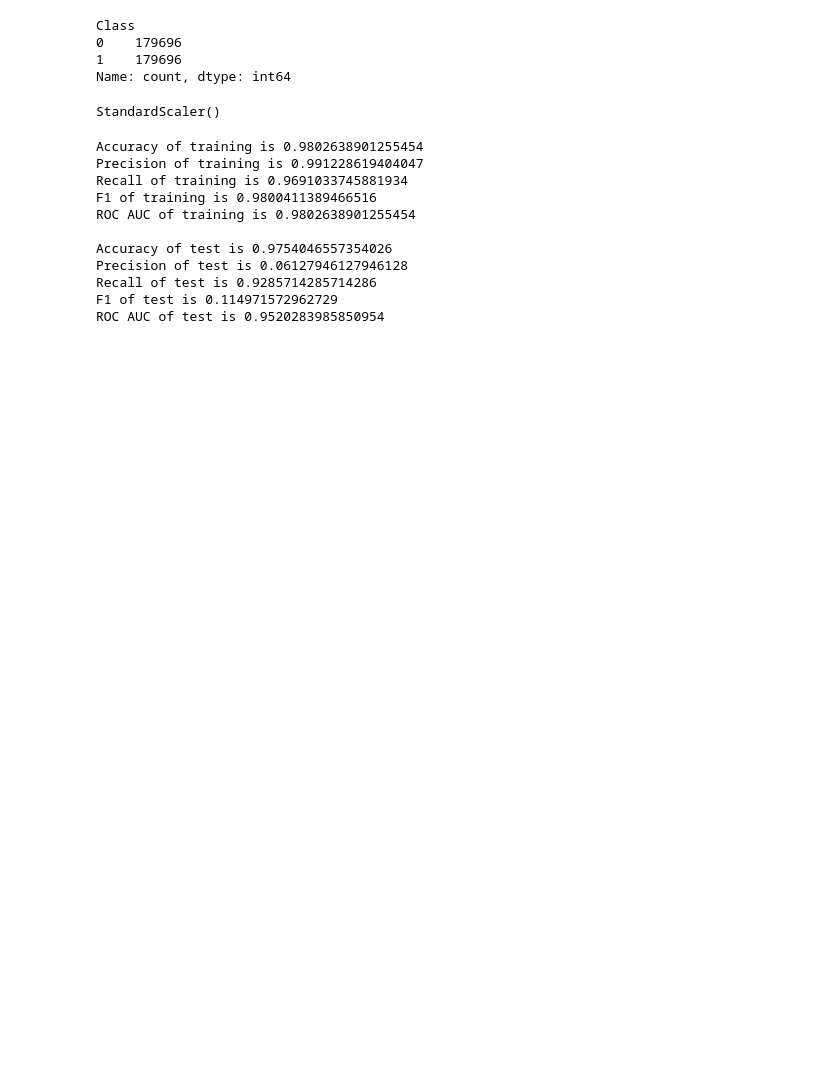
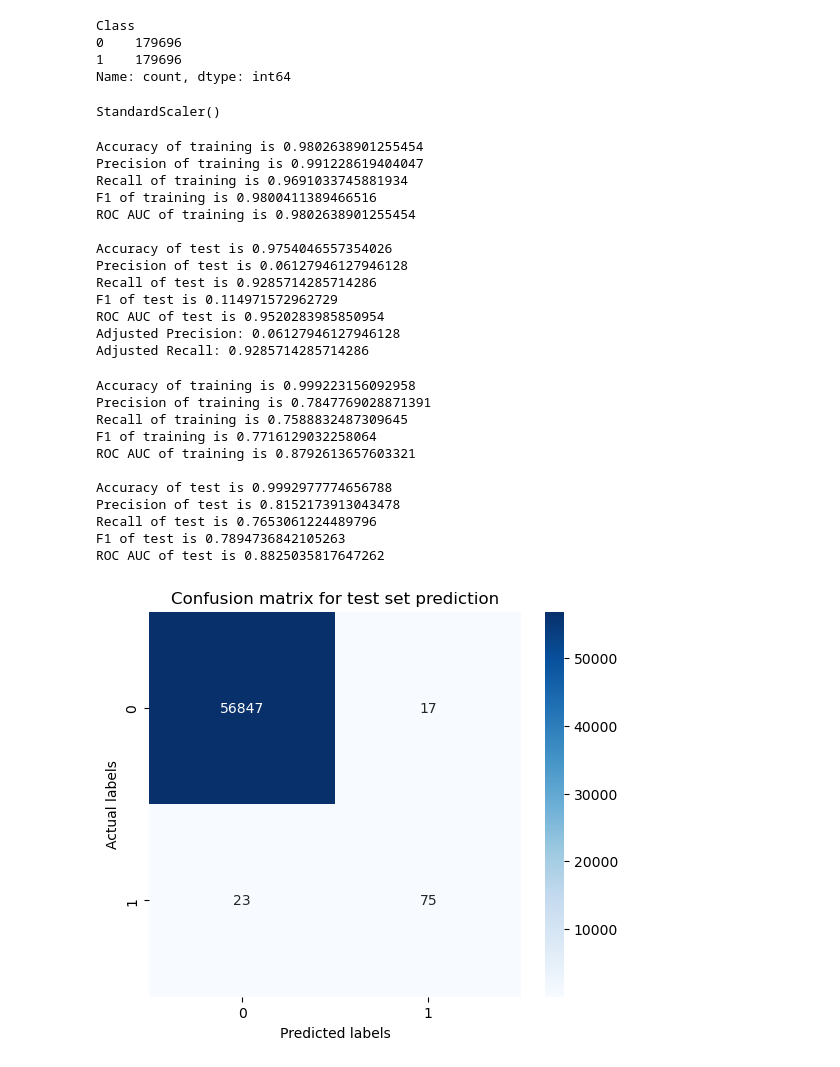
Before and after one commit to leandro-sartini/AISCB_FraudDetection, a Jupyter notebook: notebooks/Processing/Loan_fraud_model.ipynb, the cells around one changed output. Cells and saved outputs as stored; diff of their text form; code cells hidden in the pictures; blank space fills up the shorter version.

Commit message:
I have done random undersampling and created logistic regression model which gave better precision,recall results and also pickled the model into .sav file

```diff
--- a/notebooks/Processing/Loan_fraud_model.ipynb
+++ b/notebooks/Processing/Loan_fraud_model.ipynb
@@ -158,6 +188,12 @@ print('Precision of test is '+ str(precision_score(y_test,logr.predict(X_test)))
 print('Recall of test is '+ str(recall_score(y_test,logr.predict(X_test))))
 print('F1 of test is '+ str(f1_score(y_test,logr.predict(X_test))))
 print('ROC AUC of test is '+ str(roc_auc_score(y_test,logr.predict(X_test))))
+
+threshold = 0.8  # Adjust this threshold
+y_pred_adjusted = (logr.predict(X_test) > threshold).astype(int)
+
+print(f"Adjusted Precision: {precision_score(y_test, y_pred_adjusted)}")
+print(f"Adjusted Recall: {recall_score(y_test, y_pred_adjusted)}")
 # %% [output]
 Accuracy of training is 0.9802638901255454
 Precision of training is 0.991228619404047
@@ -170,3 +206,64 @@ Precision of test is 0.06127946127946128
 Recall of test is 0.9285714285714286
 F1 of test is 0.114971572962729
 ROC AUC of test is 0.9520283985850954
+Adjusted Precision: 0.06127946127946128
+Adjusted Recall: 0.9285714285714286
+# %%
+#Logistic regression with hyperparameter tuning
+logr_regression = LogisticRegression(solver='saga',max_iter=500)
+
+#Define grid of hyperparameters
+parameter = {'logisticregression__C':[0.001,0.01,0.1,1,10,100],'logisticregression__penalty':['l1','l2','elasticnet'],'logisticregression__l1_ratio': [0, 0.25, 0.5, 0.75, 1],'logisticregression__class_weight': [None, 'balanced', {0: 1, 1: 10}, {0: 1, 1: 20}, {0: 1, 1: 50}]}
+
+pipeline = make_pipeline(StandardScaler(),logr_regression)
+
+random_search = RandomizedSearchCV(estimator=pipeline,param_distributions=parameter,cv=3,scoring='precision',n_jobs=-1,n_iter=5,random_state=42)
+
+#subset = len(X_train) // 10
+#Fitting Linear Regression
+random_search.fit(X_train,y_train)
+
+check_params = random_search.best_params_
+check_model = random_search.best_estimator_
+
+#Predicting the test data
+y_train_predict = check_model.predict(X_train)
+y_predict = check_model.predict(X_test)
+
+#Printing errors
+print('Accuracy of training is '+ str(accuracy_score(y_train,y_train_predict)))
+print('Precision of training is '+ str(precision_score(y_train,y_train_predict)))
+print('Recall of training is '+ str(recall_score(y_train,y_train_predict)))
+print('F1 of training is '+ str(f1_score(y_train,y_train_predict)))
+print('ROC AUC of training is '+ str(roc_auc_score(y_train,y_train_predict)))
+print()
+print('Accuracy of test is '+ str(accuracy_score(y_test,y_predict)))
+print('Precision of test is '+ str(precision_score(y_test,y_predict)))
+print('Recall of test is '+ str(recall_score(y_test,y_predict)))
+print('F1 of test is '+ str(f1_score(y_test,y_predict)))
+print('ROC AUC of test is '+ str(roc_auc_score(y_test,y_predict)))
+
+
+#Computing confusion matrix for the test set prediction
+Confusion_matrix_test = confusion_matrix(y_test,y_predict)
+
+#plotting the confusion matrix for the test set prediction
+plt.figure(figsize=(6,5))
+sns.heatmap(Confusion_matrix_test,annot=True,fmt='g',cmap='Blues',cbar=True)
+plt.title('Confusion matrix for test set prediction')
+plt.xlabel('Predicted labels')
+plt.ylabel('Actual labels')
+plt.show()
+# %% [output]
+Accuracy of training is 0.999223156092958
+Precision of training is 0.7847769028871391
+Recall of training is 0.7588832487309645
+F1 of training is 0.7716129032258064
+ROC AUC of training is 0.8792613657603321
+
+Accuracy of test is 0.9992977774656788
+Precision of test is 0.8152173913043478
+Recall of test is 0.7653061224489796
+F1 of test is 0.7894736842105263
+ROC AUC of test is 0.8825035817647262
+[figure, added]
```
Also changed, not shown: parts of 7 cells of this notebook, 2 other files.
